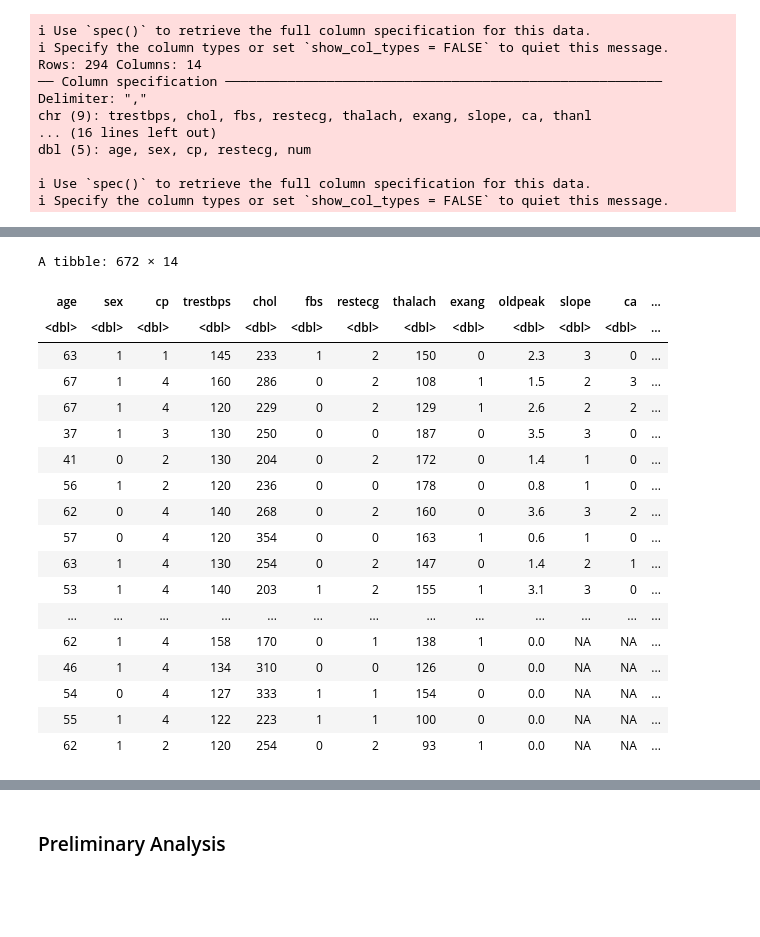
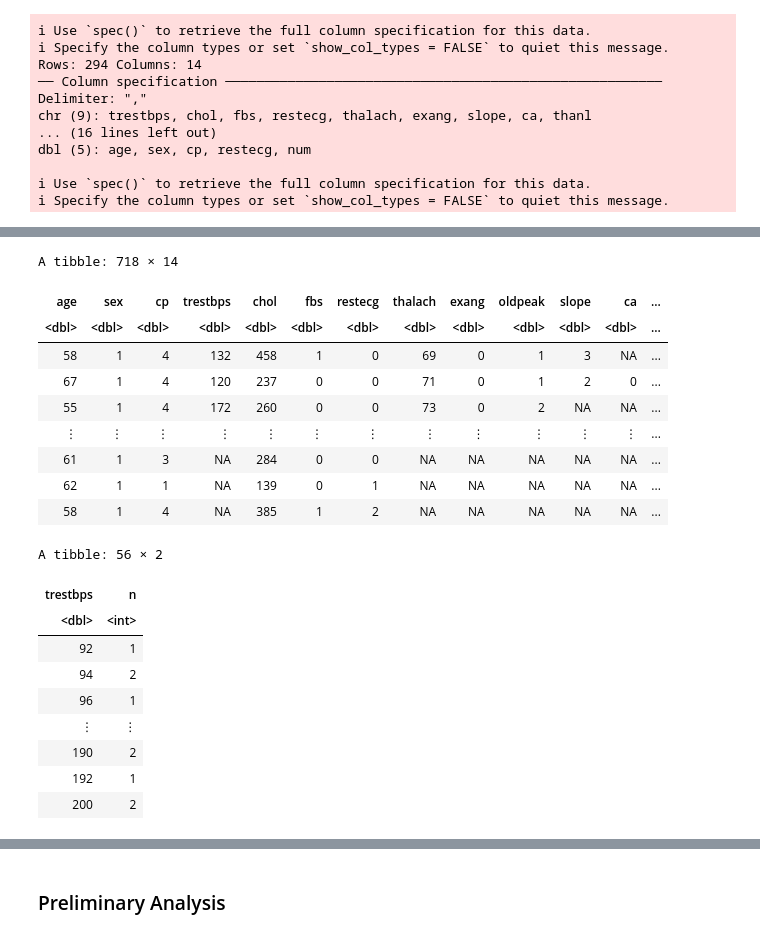
Before and after one commit to Dangel02/heartdisease_dataset, a Jupyter notebook: project_draft.ipynb, the cells around one changed output, grey strips where cells are left out. Drawn from its saved outputs; the diff is of its cells as text; code cells hidden in the pictures; blank space fills up the shorter version.

```diff
--- a/project_draft.ipynb
+++ b/project_draft.ipynb
@@ -102,34 +96,40 @@ A tibble: 920 × 14
 # %%
-heart_data <- heart_data_combined |>
+tidy_heart_data <- heart_data_combined |>
                 mutate(num = ifelse(num %in% 1:4, 1, num)) |> # Correcting scaling of heart disease data (num)
                 filter(chol != 0) |> # There is one incorrect point where chol = 0
                 mutate(num = as_factor(num))
+tidy_heart_data|>arrange(thalach)
+# %% [output]
+A tibble: 718 × 14
+| age | sex | cp | trestbps | chol | fbs | restecg | thalach | exang | oldpeak | slope | ca | ... |
+| <dbl> | <dbl> | <dbl> | <dbl> | <dbl> | <dbl> | <dbl> | <dbl> | <dbl> | <dbl> | <dbl> | <dbl> | ... |
+| 58 | 1 | 4 | 132 | 458 | 1 | 0 | 69 | 0 | 1 | 3 | NA | ... |
+| 67 | 1 | 4 | 120 | 237 | 0 | 0 | 71 | 0 | 1 | 2 | 0 | ... |
+| 55 | 1 | 4 | 172 | 260 | 0 | 0 | 73 | 0 | 2 | NA | NA | ... |
+| ⋮ | ⋮ | ⋮ | ⋮ | ⋮ | ⋮ | ⋮ | ⋮ | ⋮ | ⋮ | ⋮ | ⋮ | ... |
+| 61 | 1 | 3 | NA | 284 | 0 | 0 | NA | NA | NA | NA | NA | ... |
+| 62 | 1 | 1 | NA | 139 | 0 | 1 | NA | NA | NA | NA | NA | ... |
+| 58 | 1 | 4 | NA | 385 | 1 | 2 | NA | NA | NA | NA | NA | ... |
 # %%
 # Remove observations with NA values for predictor variables (age, chol, trestbps, thalach, oldpeak) only
-heart_data <- heart_data |>
-                filter(!is.na(age), !is.na(chol), !is.na(trestbps), !is.na(thalach), !is.na(oldpeak))
+heart_data <- tidy_heart_data |>
+                filter( !is.na(chol), !is.na(thalach), !is.na(fbs),!is.na(trestbps))
+heart_data|>group_by(trestbps)|>
+summarize(n=n())
+# arrange(oldpeak)
 
-heart_data
+# heart_data
 # %% [output]
-A tibble: 672 × 14
+A tibble: 56 × 2
-| age | sex | cp | trestbps | chol | fbs | restecg | thalach | exang | oldpeak | slope | ca | ... |
-| <dbl> | <dbl> | <dbl> | <dbl> | <dbl> | <dbl> | <dbl> | <dbl> | <dbl> | <dbl> | <dbl> | <dbl> | ... |
-| 63 | 1 | 1 | 145 | 233 | 1 | 2 | 150 | 0 | 2.3 | 3 | 0 | ... |
-| 67 | 1 | 4 | 160 | 286 | 0 | 2 | 108 | 1 | 1.5 | 2 | 3 | ... |
-| 67 | 1 | 4 | 120 | 229 | 0 | 2 | 129 | 1 | 2.6 | 2 | 2 | ... |
-| 37 | 1 | 3 | 130 | 250 | 0 | 0 | 187 | 0 | 3.5 | 3 | 0 | ... |
-| 41 | 0 | 2 | 130 | 204 | 0 | 2 | 172 | 0 | 1.4 | 1 | 0 | ... |
-| 56 | 1 | 2 | 120 | 236 | 0 | 0 | 178 | 0 | 0.8 | 1 | 0 | ... |
-| 62 | 0 | 4 | 140 | 268 | 0 | 2 | 160 | 0 | 3.6 | 3 | 2 | ... |
-| 57 | 0 | 4 | 120 | 354 | 0 | 0 | 163 | 1 | 0.6 | 1 | 0 | ... |
-| 63 | 1 | 4 | 130 | 254 | 0 | 2 | 147 | 0 | 1.4 | 2 | 1 | ... |
-| 53 | 1 | 4 | 140 | 203 | 1 | 2 | 155 | 1 | 3.1 | 3 | 0 | ... |
-| ... | ... | ... | ... | ... | ... | ... | ... | ... | ... | ... | ... | ... |
-| 62 | 1 | 4 | 158 | 170 | 0 | 1 | 138 | 1 | 0.0 | NA | NA | ... |
-| 46 | 1 | 4 | 134 | 310 | 0 | 0 | 126 | 0 | 0.0 | NA | NA | ... |
-| 54 | 0 | 4 | 127 | 333 | 1 | 1 | 154 | 0 | 0.0 | NA | NA | ... |
-| 55 | 1 | 4 | 122 | 223 | 1 | 1 | 100 | 0 | 0.0 | NA | NA | ... |
-| 62 | 1 | 2 | 120 | 254 | 0 | 2 | 93 | 1 | 0.0 | NA | NA | ... |
+| trestbps | n |
+| <dbl> | <int> |
+| 92 | 1 |
+| 94 | 2 |
+| 96 | 1 |
+| ⋮ | ⋮ |
+| 190 | 2 |
+| 192 | 1 |
+| 200 | 2 |
 # %%
 # Split data into training (80%) and testing (20%) data
 set.seed(1234)
```
Also changed, not shown: parts of 8 cells of this notebook.
